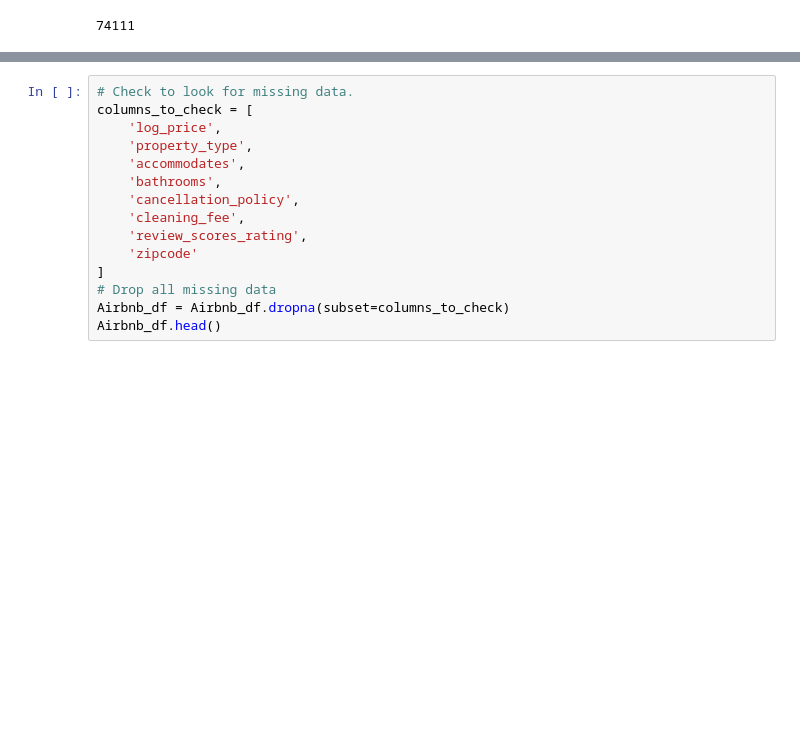
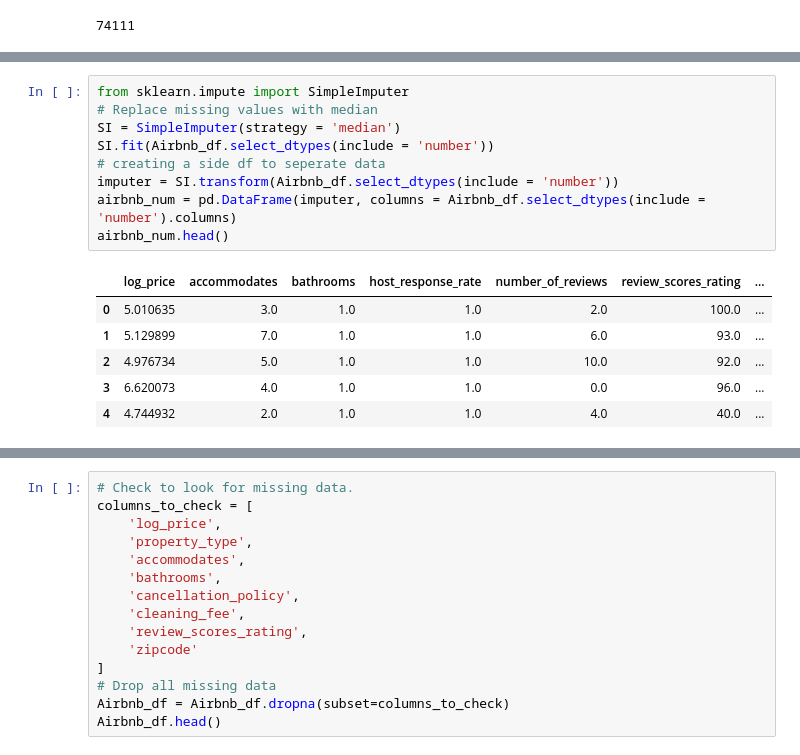
Before and after one commit to Ethan-sev/Airbnb_Score_Model, a Jupyter notebook: Data_Gathering/Air_bnb_csv.ipynb, the cells around one changed output, grey strips where cells are left out. Drawn from its saved outputs; the diff is of its cells as text; blank space fills up the shorter version.

```diff
--- a/Data_Gathering/Air_bnb_csv.ipynb
+++ b/Data_Gathering/Air_bnb_csv.ipynb
@@ -36,0 +93,16 @@ Airbnb_df.shape[0]
+# %%
+from sklearn.impute import SimpleImputer
+# Replace missing values with median
+SI = SimpleImputer(strategy = 'median')
+SI.fit(Airbnb_df.select_dtypes(include = 'number'))
+# creating a side df to seperate data
+imputer = SI.transform(Airbnb_df.select_dtypes(include = 'number'))
+airbnb_num = pd.DataFrame(imputer, columns = Airbnb_df.select_dtypes(include = 'number').columns)
+airbnb_num.head()
+# %% [output]
+|  | log_price | accommodates | bathrooms | host_response_rate | number_of_reviews | review_scores_rating | ... |
+| 0 | 5.010635 | 3.0 | 1.0 | 1.0 | 2.0 | 100.0 | ... |
+| 1 | 5.129899 | 7.0 | 1.0 | 1.0 | 6.0 | 93.0 | ... |
+| 2 | 4.976734 | 5.0 | 1.0 | 1.0 | 10.0 | 92.0 | ... |
+| 3 | 6.620073 | 4.0 | 1.0 | 1.0 | 0.0 | 96.0 | ... |
+| 4 | 4.744932 | 2.0 | 1.0 | 1.0 | 4.0 | 40.0 | ... |
```
Also changed, not shown: parts of 51 cells of this notebook.
